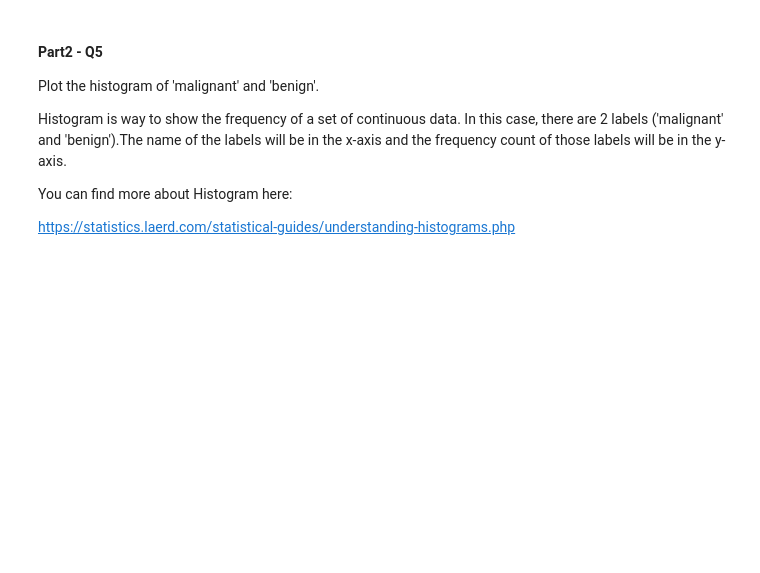
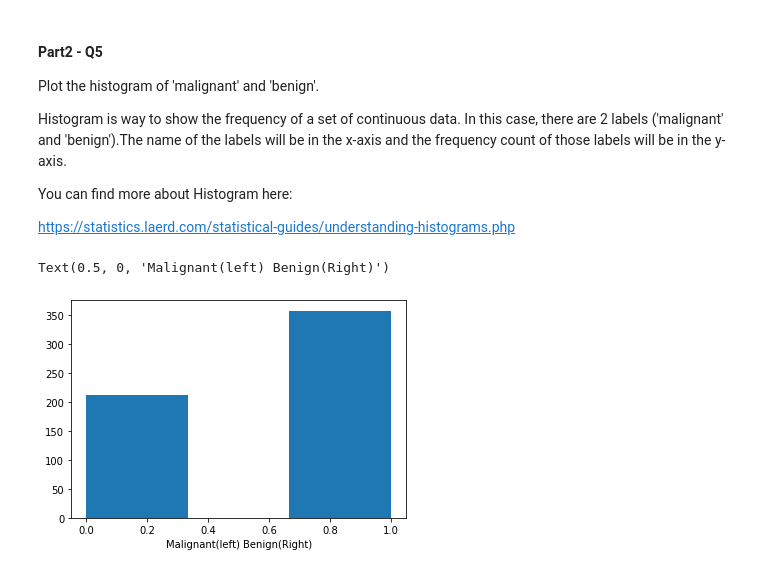
Before and after one commit to aviveiros11/Machine_Learning, a Jupyter notebook: Assignment1/Austin_Viveiros_Assignemnt.ipynb, the cells around one changed output. Saved outputs shown, nothing was run; the diff lists cells and outputs as text; code cells hidden in the pictures; blank space fills up the shorter version.

```diff
--- a/Assignment1/Austin_Viveiros_Assignemnt.ipynb
+++ b/Assignment1/Austin_Viveiros_Assignemnt.ipynb
@@ -143,7 +141,11 @@ Hint: One way of doing this is to use np.dot() function.
 You can have a look at this link: https://docs.scipy.org/doc/numpy/reference/generated/numpy.dot.html
 # %%
 #Your code here
-matrix = nByn(100,100)
+matrix = np.zeros((100,100),dtype=int)
+for index, line in enumerate(matrix):
+        for x in range(0,line.size):
+            line[x] = index
+
 oneD = np.arange(100)
 
 print("Vector/Vector = ",np.dot(oneD,oneD))
@@ -334,17 +333,16 @@ columns =
 # %%
 #Your code here
 
-def conversion():
+def convertToDataFrame():
 
     cols = np.append(cancer.feature_names, 'target');
     index = pd.RangeIndex(start=0, stop=569, step=1);
     data = np.column_stack((cancer.data, cancer.target))
 
-    # Create dataframe with keywords
-    df = pd.DataFrame(data=data, index=index, columns=cols)
+    dataframe = pd.DataFrame(data=data, index=index, columns=cols)
 
-    return df
+    return dataframe
 
 
-print(conversion())
+print(convertToDataFrame())
 # %% [output]
@@ -398,0 +441,10 @@ https://statistics.laerd.com/statistical-guides/understanding-histograms.php
+# %%
+#Your code here
+
+cancerDataFrame = convertToDataFrame()
+y = cancerDataFrame.get('target')
+plt.hist(y, bins=3)
+plt.xlabel('Malignant(left) Benign(Right)')
+# %% [output]
+Text(0.5, 0, 'Malignant(left) Benign(Right)')
+[figure, added]
```
Also changed, not shown: parts of 9 cells of this notebook.
